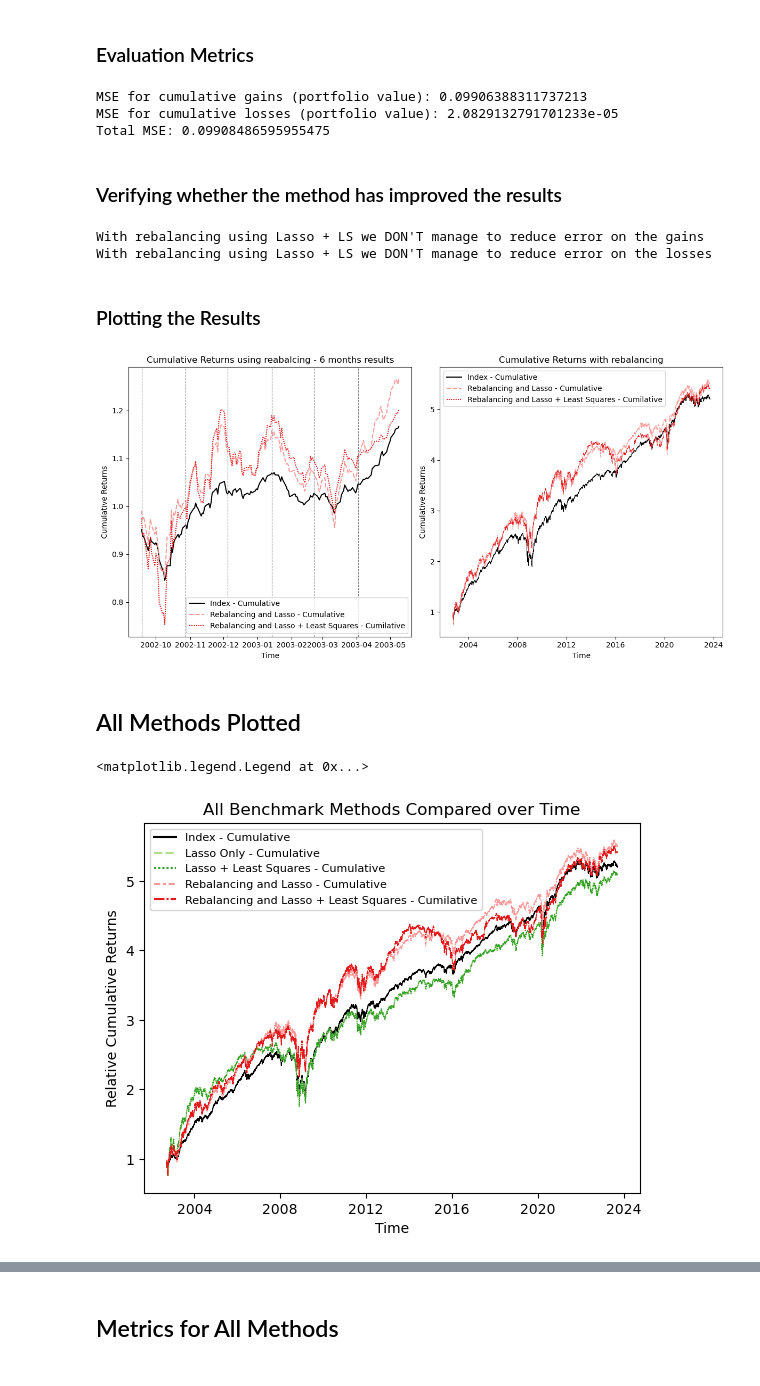
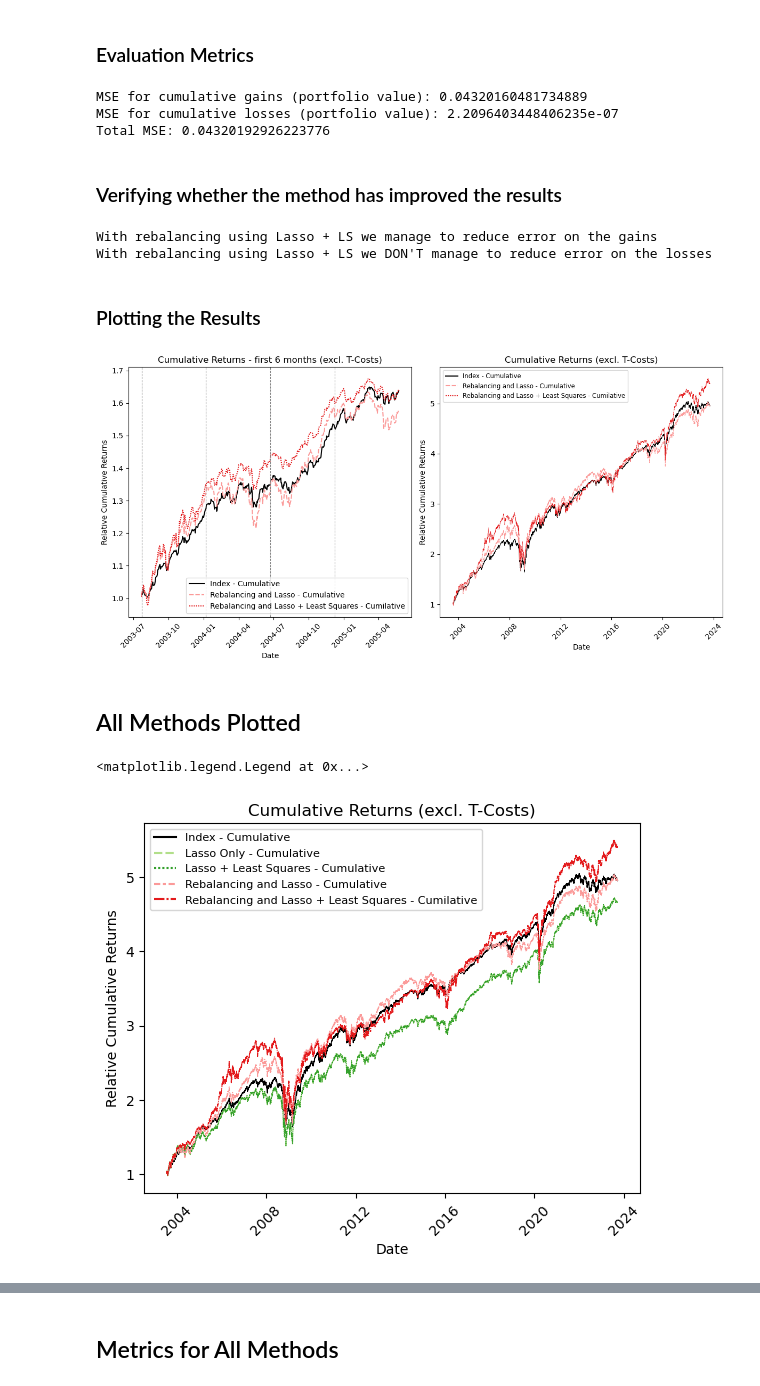
Before and after one commit to alexander-schaller/financial-machine-learning-projects-group2, a Jupyter notebook: Benchmark.ipynb, the cells around one changed output, grey strips where cells are left out. Cells and saved outputs as stored; diff of their text form; code cells hidden in the pictures.

Commit message:
Final graphs

```diff
--- a/Benchmark.ipynb
+++ b/Benchmark.ipynb
@@ -30,8 +30,8 @@ np.random.seed(25)
 # np.random.seed(42)
 
 # Rebalancing Parameters
-REBALANCE_PERIOD = 28
-LAGGED_PERIODS = 5
+REBALANCE_PERIOD = 120
+LAGGED_PERIODS = 3
 TOTAL_REBALANCE_DAYS = REBALANCE_PERIOD*LAGGED_PERIODS
 
 # Other
@@ -76,7 +77,10 @@ metrics = pd.DataFrame(columns=["Lasso Only", "Lasso + Least Squares", "Rebalanc
 ### Plotting the Random Index Returns and Cumulative Returns
 # %%
 # Calculate cumulative portfolio returns
-results["Index - Cumulative"] = 1 + np.cumsum(Y)
+zero = np.zeros_like(Y)
+zero[TOTAL_REBALANCE_DAYS:] = 1 + np.cumsum(Y[TOTAL_REBALANCE_DAYS:])
+results["Index - Cumulative"] = zero
+T_costs["Index"] = 0
 
 # Plotting
 plt.figure(figsize=FIG_SIZE)
@@ -669,6 +684,9 @@ results["Rebalancing and Lasso + Least Squares"] = zero
 ### Evaluation Metrics
 # %%
 # # -----------------------------------------------------------------------------
+from re import T
+
+
 cum_returns_pred_final_LS = np.cumsum(Y_pred_rebalancing_ls)
 zero[TOTAL_REBALANCE_DAYS:] = cum_returns_pred_final_LS
 results["Rebalancing and Lasso + Least Squares - Cumilative"] = 1 + zero
@@ -693,13 +711,17 @@ print("Total MSE:", total_mse)
 # Calculate the drawdown for test set as before
 drawdown_test = compute_rel_drawdown(cum_returns_pred_final_LS)
 
+
+
 metrics["Rebalancing and Lasso + Least Squares"]["Tracking Error"] = np.std(cum_returns_pred_final_LS - cum_returns_real)
 metrics["Rebalancing and Lasso + Least Squares"]["Relative Drawdown"] = drawdown_test
 metrics["Rebalancing and Lasso + Least Squares"]["T-Costs"] = np.sum(t_costs_ls_reb)
+
+T_costs["Rebalancing and Lasso + Least Squares"] = t_costs_ls_reb
 # %% [output]
-MSE for cumulative gains (portfolio value): 0.09906388311737213
-MSE for cumulative losses (portfolio value): 2.0829132791701233e-05
-Total MSE: 0.09908486595955475
+MSE for cumulative gains (portfolio value): 0.04320160481734889
+MSE for cumulative losses (portfolio value): 2.2096403448406235e-07
+Total MSE: 0.04320192926223776
 # %% [markdown]
 ### Verifying whether the method has improved the results
 # %%
@@ -713,7 +735,7 @@ if(mse_losses_fin_LS < mse_losses_LS):
 else:
     print("With rebalancing using Lasso + LS we DON'T manage to reduce error on the losses")
 # %% [output]
-With rebalancing using Lasso + LS we DON'T manage to reduce error on the gains
+With rebalancing using Lasso + LS we manage to reduce error on the gains
 With rebalancing using Lasso + LS we DON'T manage to reduce error on the losses
 # %% [markdown]
 ### Plotting the Results
@@ -726,10 +748,11 @@ plt.subplot(1, 2, 2)
 
 # Plot the cumulative returns across the whole time period
 sns.lineplot(data=results[["Index - Cumulative", "Rebalancing and Lasso - Cumulative", "Rebalancing and Lasso + Least Squares - Cumilative"]][TOTAL_REBALANCE_DAYS:], palette=palette, linewidth=0.7)
-plt.xlabel('Time')
-plt.ylabel('Cumulative Returns')
-plt.title('Cumulative Returns with rebalancing')
-plt.legend()
+plt.xlabel('Date')
+plt.ylabel('Relative Cumulative Returns')
+plt.title('Cumulative Returns (excl. T-Costs)')
+plt.xticks(rotation=45)
+plt.legend(fontsize='small')
 
 plt.subplot(1, 2, 1)
 # Plot the cumulative returns
@@ -739,9 +762,11 @@ sns.lineplot(data=results[["Index - Cumulative", "Rebalancing and Lasso - Cumula
 for i in range(TOTAL_REBALANCE_DAYS, 2*TOTAL_REBALANCE_DAYS + REBALANCE_PERIOD, REBALANCE_PERIOD):
     plt.axvline(results.index.values[i], color='gray', linestyle='--', linewidth=0.8)
 
-plt.xlabel('Time')
-plt.ylabel('Cumulative Returns')
-plt.title('Cumulative Returns using reabalcing - 6 months results')
+plt.xlabel('Date')
+plt.ylabel('Relative Cumulative Returns')
+plt.title('Cumulative Returns - first 6 months (excl. T-Costs)')
+plt.xticks(rotation=45)
+plt.legend(loc='lower right', fontsize='small')
 
 # Adjust legend font size
 plt.legend(fontsize=8)
@@ -753,15 +778,16 @@ plt.legend(loc='lower right')
 plt.tight_layout()
 plt.show()
 # %% [output]
-[figure, old version]
+[figure, new version]
 # %% [markdown]
 ## All Methods Plotted
 # %%
 sns.lineplot(data=results[["Index - Cumulative", "Lasso Only - Cumulative", "Lasso + Least Squares - Cumulative", "Rebalancing and Lasso - Cumulative", "Rebalancing and Lasso + Least Squares - Cumilative"]][TOTAL_REBALANCE_DAYS:], linewidth=0.7)
-plt.xlabel('Time')
+plt.xlabel('Date')
 plt.ylabel('Relative Cumulative Returns')
-plt.title('All Benchmark Methods Compared over Time')
+plt.title('Cumulative Returns (excl. T-Costs)')
+plt.xticks(rotation=45)
 plt.legend(fontsize=8)
 # %% [output]
 <matplotlib.legend.Legend at 0x...>
-[figure, old version]
+[figure, new version]
```
Also changed, not shown: parts of 15 cells of this notebook, 1 other file.
